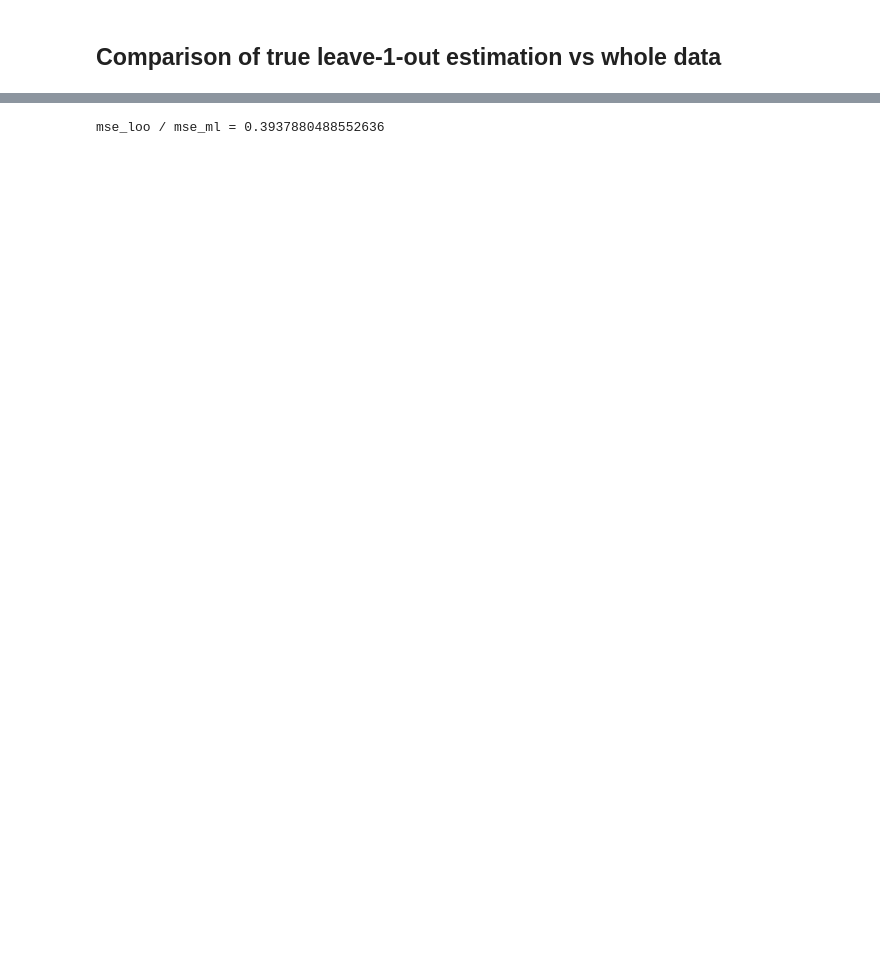
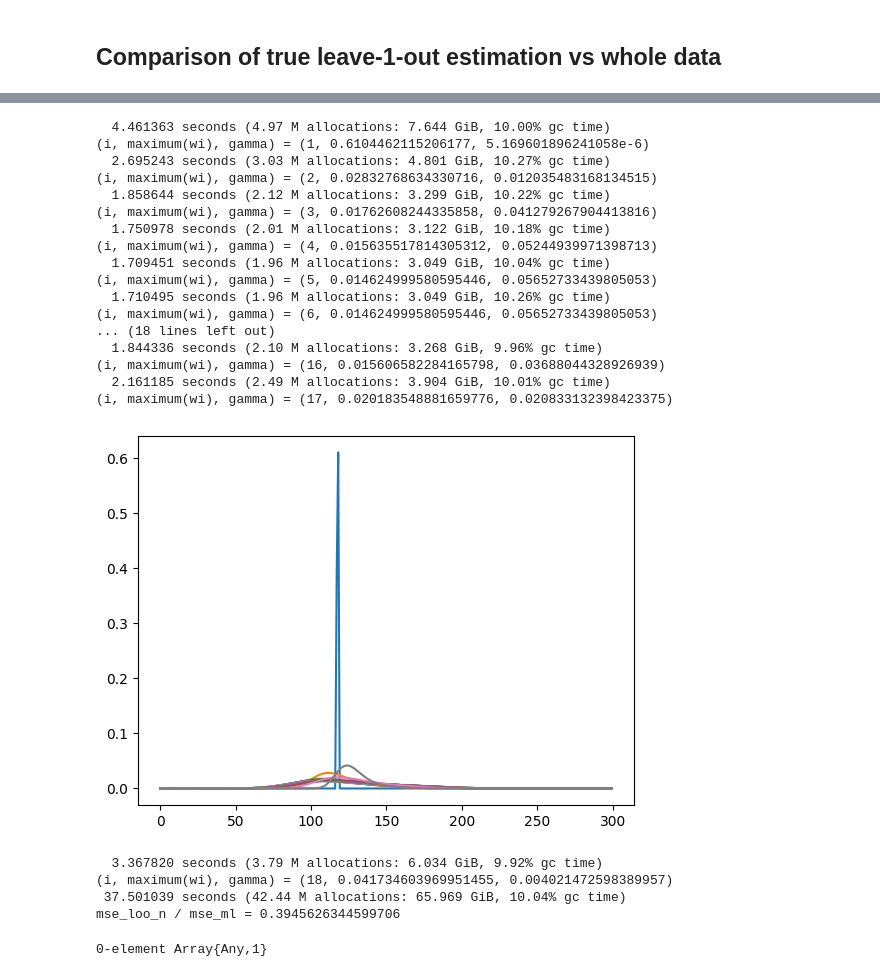
Before and after one commit to axsk/OEBayes, a Jupyter notebook: notebooks/baseball.ipynb, the cells around one changed output, grey strips where cells are left out. Drawn from its saved outputs; the diff is of its cells as text; code cells hidden in the pictures; blank space fills up the shorter version.

```diff
--- a/notebooks/baseball.ipynb
+++ b/notebooks/baseball.ipynb
@@ -6,7 +6,7 @@ with the Efron Baseball dataset.
 using Revise
 using ObjectiveEmpiricalBayes
 import ObjectiveEmpiricalBayes: OptConfig, Transformation, FEModel, generatedata, transformmodel,
-    ReferenceRegularizer, ThikonovRegularizer, cvscore, ebprior, compareplot, likelihoodmat
+    ReferenceRegularizer, ThikonovRegularizer, cvscore, ebprior, compareplot, likelihoodmat, cvreference
 
 using Random: seed!
 using Distributions
@@ -16,7 +16,7 @@ using LinearAlgebra
 linspace(x...) = LinRange(x...) |> collect
 midpoints(min, max, n) = [min + (max-min) / n * (i-1/2) for i=1:n]
 
-OPTCONFIG=OptConfig(XTOLABS=1e-8, DEBUG=true);
+OPTCONFIG=OptConfig(XTOLABS=1e-8, MAXEVAL=10000);
 # %%
 table = CSV.read("baseballdata.csv")
 # %% [output]
@@ -50,6 +50,7 @@ N = 45
 0.06582090626055082
 # %%
 # cross validation routine
+#=
 function cverp(m, data; ncv=10, rs = linspace(0.01,0.1,ncv))
     regs = [ReferenceRegularizer(m, r) for r in rs]
     @time ss = [cvscore(m, data, dd->ebprior(m, dd, r, OPTCONFIG)) for r in regs]
@@ -57,6 +58,13 @@ function cverp(m, data; ncv=10, rs = linspace(0.01,0.1,ncv))
     plot(rs, ss)
     ebprior(m,  data, ReferenceRegularizer(m,  reg), OPTCONFIG), reg
 end
+=#
+
+function cverp(m, data)
+    gamma, opt = cvreference(m, data, 0, 1, rel_tol = 1e-3, show_trace=false, c=OPTCONFIG)
+    wi = ebprior(m,  data, ReferenceRegularizer(m,  gamma), OPTCONFIG)
+    wi, gamma
+end
 # %% [output]
 cverp (generic function with 1 method)
 # %%
@@ -196,0 +202,7 @@ mse(w_bin) / mse_ml = 0.30966519093466754
+# %%
+# compute mean squared errors
+mse_ml = mean(x->x^2, data - truth)
+@show mse_ml
+@show mse(w_js) / mse_ml
+@show mse(w_er) / mse_ml
+@show mse(w_bin) / mse_ml
@@ -319,6 +259,43 @@ maximum(hcat(wis ...), dims=1) |> vec
-# %%
-loo = [posteriormeans(wis[i])[i] for i=1:18]
-mse_loo = mean(x->x^2, loo - truth)
-@show mse_loo / mse_ml;
-# %% [output]
-mse_loo / mse_ml = 0.3937880488552636
+# %%
+wis_n = []
+@time for i = 1:18
+    data_loo = deleteat!(copy(data), i)
+
+    σ = sqrt(mean(data_loo) * (1 - mean(data_loo)) / N)
+    m = FEModel(f=x->x, xs=xs, σ=σ)
+
+    @time wi, gamma = cverp(m, data_loo)
+    @show i, maximum(wi), gamma
+    push!(wis_n, wi)
+    plot(wi)
+end
+
+loo_n = [posteriormeans(wis_n[i])[i] for i=1:18]
+mse_loo_n = mean(x->x^2, loo_n - truth)
+@show mse_loo_n / mse_ml;
+
+plot()
+# %% [output]
+  4.461363 seconds (4.97 M allocations: 7.644 GiB, 10.00% gc time)
+(i, maximum(wi), gamma) = (1, 0.6104462115206177, 5.169601896241058e-6)
+  2.695243 seconds (3.03 M allocations: 4.801 GiB, 10.27% gc time)
+(i, maximum(wi), gamma) = (2, 0.02832768634330716, 0.012035483168134515)
+  1.858644 seconds (2.12 M allocations: 3.299 GiB, 10.22% gc time)
+(i, maximum(wi), gamma) = (3, 0.01762608244335858, 0.041279267904413816)
+  1.750978 seconds (2.01 M allocations: 3.122 GiB, 10.18% gc time)
+(i, maximum(wi), gamma) = (4, 0.015635517814305312, 0.05244939971398713)
+  1.709451 seconds (1.96 M allocations: 3.049 GiB, 10.04% gc time)
+(i, maximum(wi), gamma) = (5, 0.014624999580595446, 0.05652733439805053)
+  1.710495 seconds (1.96 M allocations: 3.049 GiB, 10.26% gc time)
+(i, maximum(wi), gamma) = (6, 0.014624999580595446, 0.05652733439805053)
+... (18 lines left out)
+  1.844336 seconds (2.10 M allocations: 3.268 GiB, 9.96% gc time)
+(i, maximum(wi), gamma) = (16, 0.015606582284165798, 0.03688044328926939)
+  2.161185 seconds (2.49 M allocations: 3.904 GiB, 10.01% gc time)
+(i, maximum(wi), gamma) = (17, 0.020183548881659776, 0.020833132398423375)
+[figure, added]
+  3.367820 seconds (3.79 M allocations: 6.034 GiB, 9.92% gc time)
+(i, maximum(wi), gamma) = (18, 0.041734603969951455, 0.004021472598389957)
+ 37.501039 seconds (42.44 M allocations: 65.969 GiB, 10.04% gc time)
+mse_loo_n / mse_ml = 0.3945626344599706
+0-element Array{Any,1}
```
Also changed, not shown: parts of 13 cells of this notebook, 1 other file.
